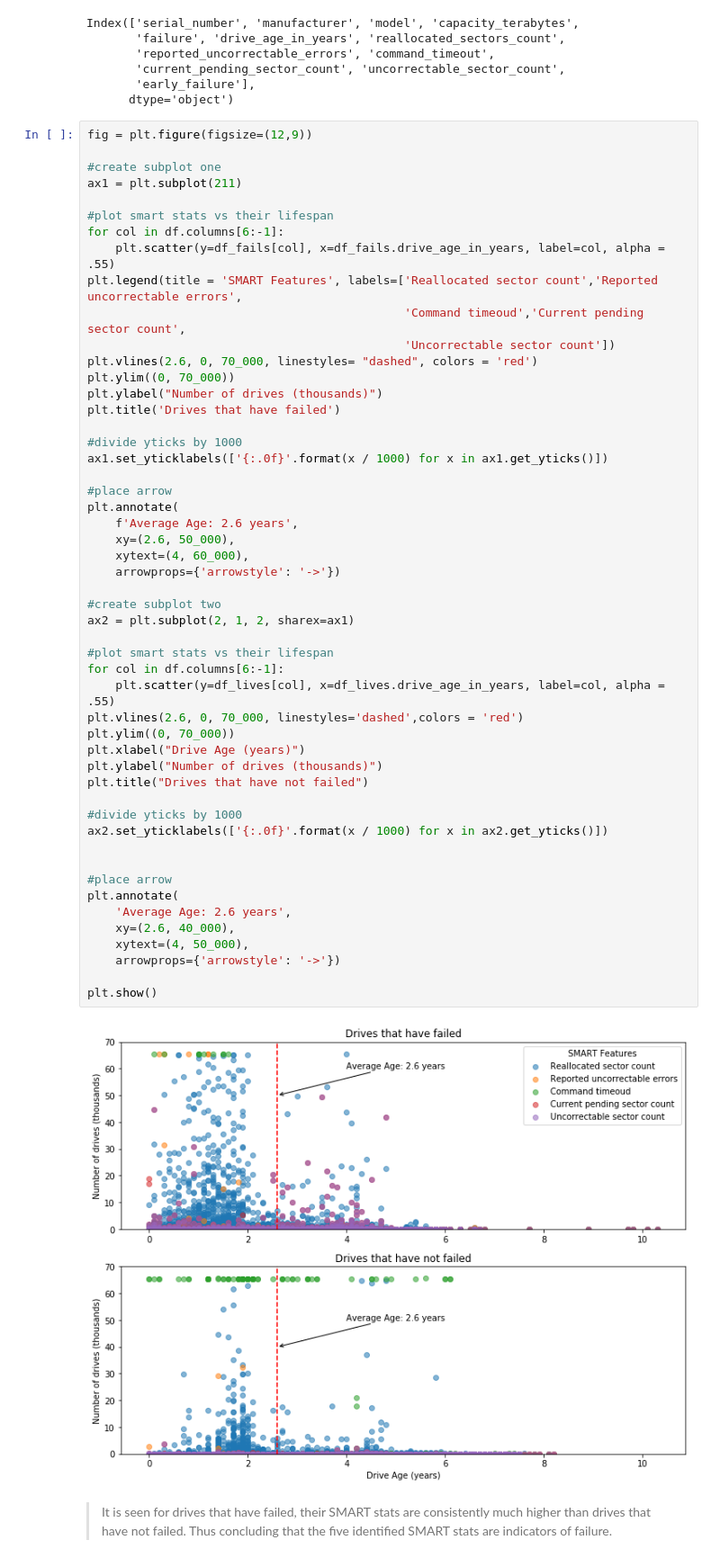
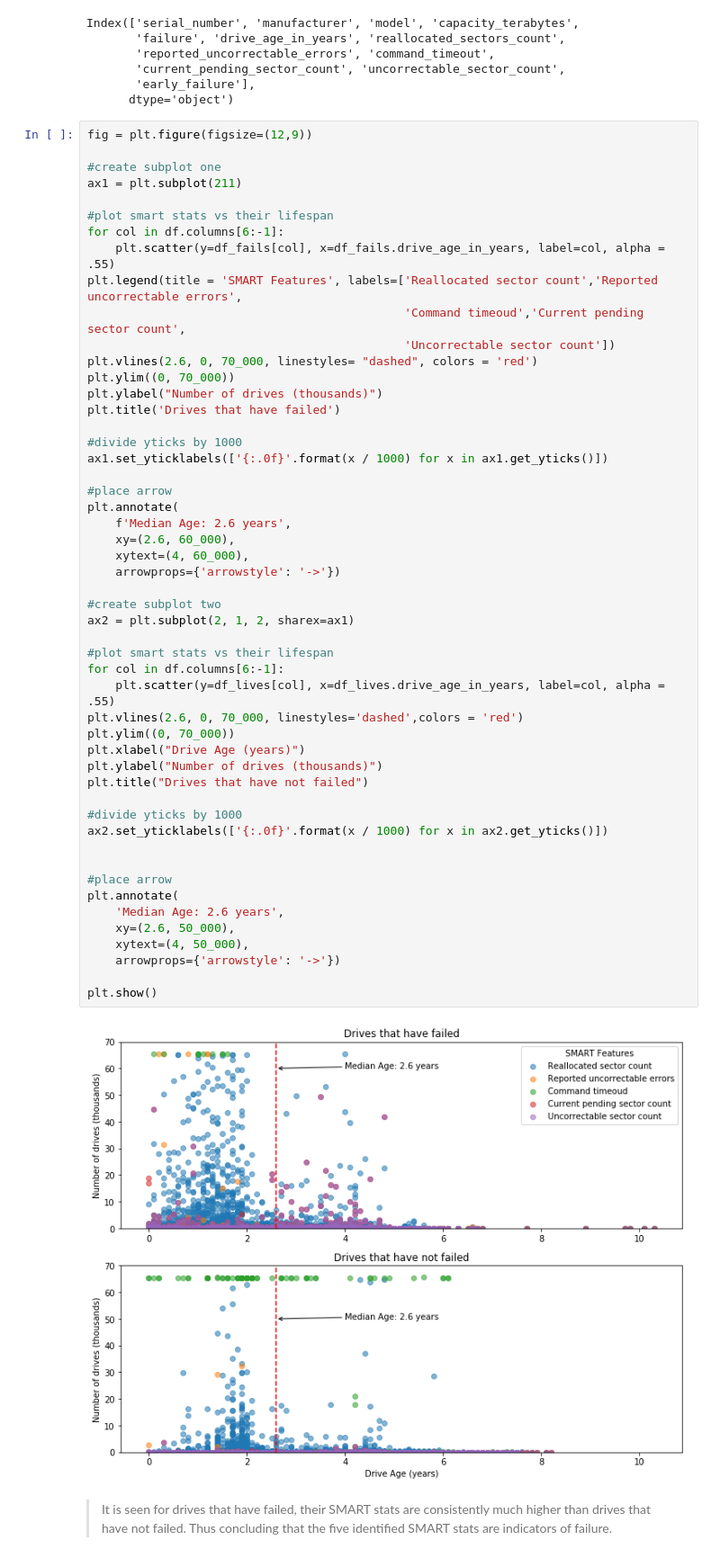
Before and after one commit to just-keep-spinning/hard-drive-project, a Jupyter notebook: hard_drive_pipeline.ipynb, the cells around one changed output. Shown at 90% size. Drawn from its saved outputs; the diff is of its cells as text.

```diff
--- a/hard_drive_pipeline.ipynb
+++ b/hard_drive_pipeline.ipynb
@@ -542,38 +542,38 @@ plt.title('Drives that have failed')
 ax1.set_yticklabels(['{:.0f}'.format(x / 1000) for x in ax1.get_yticks()])
 
 #place arrow
 plt.annotate(
-    f'Average Age: 2.6 years',
-    xy=(2.6, 50_000),
+    f'Median Age: 2.6 years',
+    xy=(2.6, 60_000),
     xytext=(4, 60_000),
     arrowprops={'arrowstyle': '->'})
 
 #create subplot two
 ax2 = plt.subplot(2, 1, 2, sharex=ax1)
 
 #plot smart stats vs their lifespan
 for col in df.columns[6:-1]:
     plt.scatter(y=df_lives[col], x=df_lives.drive_age_in_years, label=col, alpha = .55)
 plt.vlines(2.6, 0, 70_000, linestyles='dashed',colors = 'red')
 plt.ylim((0, 70_000))
 plt.xlabel("Drive Age (years)")
 plt.ylabel("Number of drives (thousands)")
 plt.title("Drives that have not failed")
 
 #divide yticks by 1000
 ax2.set_yticklabels(['{:.0f}'.format(x / 1000) for x in ax2.get_yticks()])
 
 
 #place arrow
 plt.annotate(
-    'Average Age: 2.6 years',
-    xy=(2.6, 40_000),
+    'Median Age: 2.6 years',
+    xy=(2.6, 50_000),
     xytext=(4, 50_000),
     arrowprops={'arrowstyle': '->'})
 
 plt.show()
 # %% [output]
-[figure, old version]
+[figure, new version]
 # %% [markdown]
 > It is seen for drives that have failed, their SMART stats are consistently much higher than drives that have not failed. Thus concluding that the five identified SMART stats are indicators of failure.
 # %%
```
Also changed, not shown: parts of 17 cells of this notebook.
